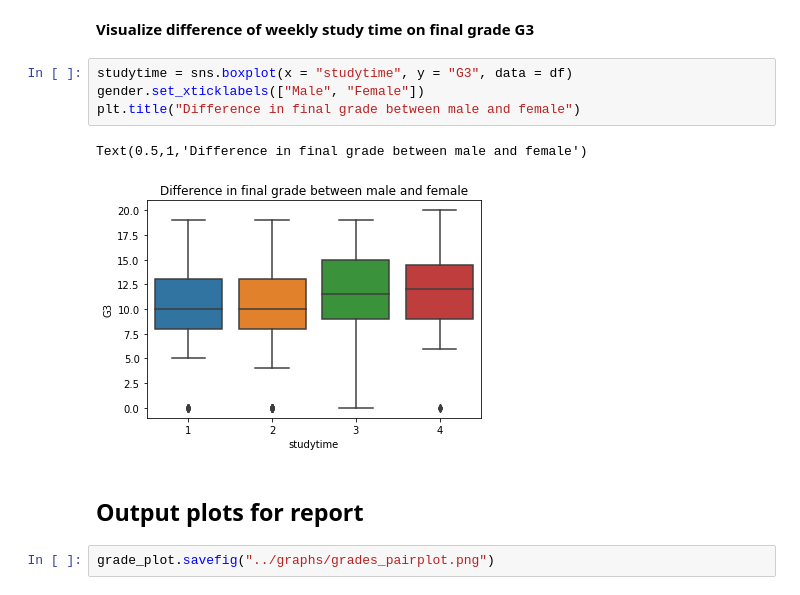
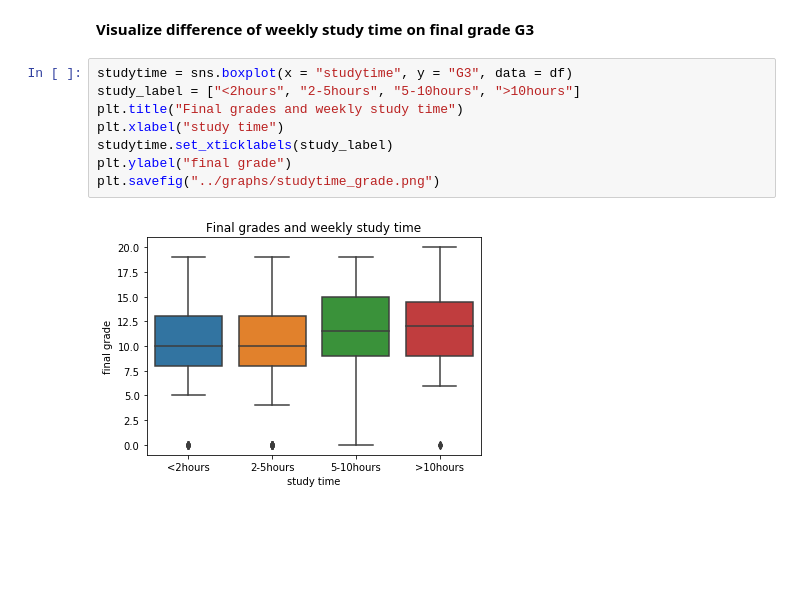
Before and after one commit to hadinh1306/feat-select_student-performance, a Jupyter notebook: src/EDA.ipynb, the cells around one changed output. Saved outputs shown, nothing was run; the diff lists cells and outputs as text; blank space fills up the shorter version.

```diff
--- a/src/EDA.ipynb
+++ b/src/EDA.ipynb
@@ -108,13 +111,12 @@ Text(0.5,1,'Difference in final grade between male and female')
 # %% [markdown]
 **Visualize difference of weekly study time on final grade G3**
-# %%
-studytime = sns.boxplot(x = "studytime", y = "G3", data = df)
-gender.set_xticklabels(["Male", "Female"])
-plt.title("Difference in final grade between male and female")
-# %% [output]
-Text(0.5,1,'Difference in final grade between male and female')
-[figure, removed]
-# %% [markdown]
-## Output plots for report
-# %%
-grade_plot.savefig("../graphs/grades_pairplot.png")
+# %%
+studytime = sns.boxplot(x = "studytime", y = "G3", data = df)
+study_label = ["<2hours", "2-5hours", "5-10hours", ">10hours"]
+plt.title("Final grades and weekly study time")
+plt.xlabel("study time")
+studytime.set_xticklabels(study_label)
+plt.ylabel("final grade")
+plt.savefig("../graphs/studytime_grade.png")
+# %% [output]
+[figure, added]
```
Also changed, not shown: parts of 3 cells of this notebook.
